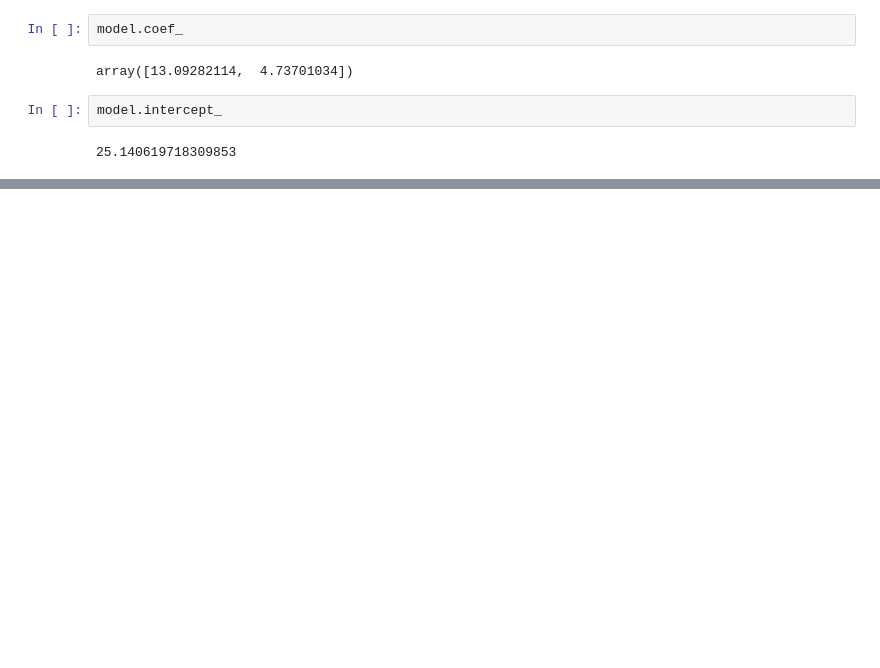
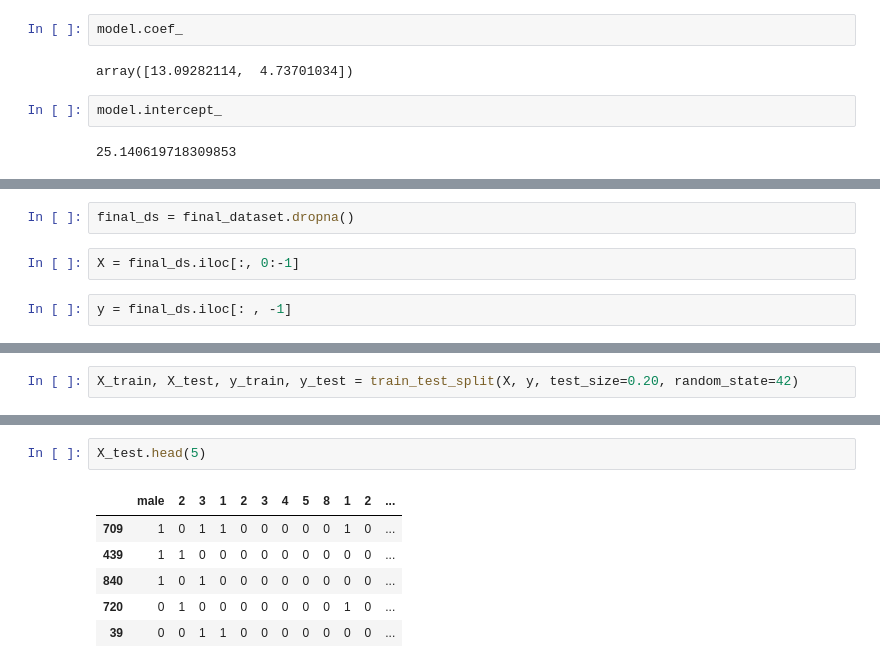
Before and after one commit to ashishworkspace/Summer-ML, a Jupyter notebook: Titanic/titanic.ipynb, the cells around one changed output, grey strips where cells are left out. Saved outputs shown, nothing was run; the diff lists cells and outputs as text; blank space fills up the shorter version.

```diff
--- a/Titanic/titanic.ipynb
+++ b/Titanic/titanic.ipynb
@@ -198,0 +237,6 @@ model.intercept_
+# %%
+final_ds = final_dataset.dropna()
+# %%
+X = final_ds.iloc[:, 0:-1]
+# %%
+y = final_ds.iloc[: , -1]
@@ -198,0 +245,2 @@ model.intercept_
+# %%
+X_train, X_test, y_train, y_test = train_test_split(X, y, test_size=0.20, random_state=42)
@@ -198,0 +262,9 @@ model.intercept_
+# %%
+X_test.head(5)
+# %% [output]
+|  | male | 2 | 3 | 1 | 2 | 3 | 4 | 5 | 8 | 1 | 2 | ... |
+| 709 | 1 | 0 | 1 | 1 | 0 | 0 | 0 | 0 | 0 | 1 | 0 | ... |
+| 439 | 1 | 1 | 0 | 0 | 0 | 0 | 0 | 0 | 0 | 0 | 0 | ... |
+| 840 | 1 | 0 | 1 | 0 | 0 | 0 | 0 | 0 | 0 | 0 | 0 | ... |
+| 720 | 0 | 1 | 0 | 0 | 0 | 0 | 0 | 0 | 0 | 1 | 0 | ... |
+| 39 | 0 | 0 | 1 | 1 | 0 | 0 | 0 | 0 | 0 | 0 | 0 | ... |
```
Also changed, not shown: parts of 24 cells of this notebook, 6 other files.
